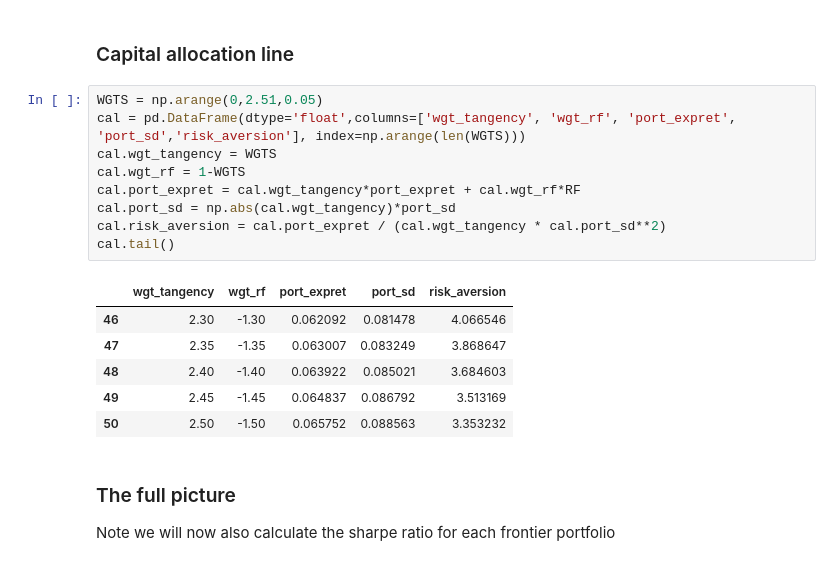
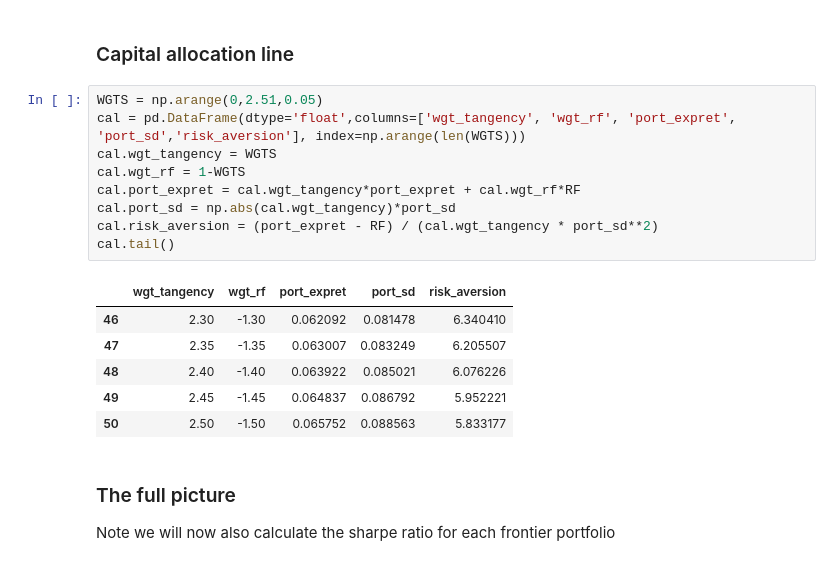
Before and after one commit to kpcrotty/busi448, a Jupyter notebook: class_notebooks/13a_portfolios_theory.ipynb, the cells around one changed output. Cells and saved outputs as stored; diff of their text form.

```diff
--- a/class_notebooks/13a_portfolios_theory.ipynb
+++ b/class_notebooks/13a_portfolios_theory.ipynb
@@ -104,19 +104,19 @@ For risk aversion of  10.0, Portfolio Standard Deviation:         0.0517
 # %%
 WGTS = np.arange(0,2.51,0.05)
 cal = pd.DataFrame(dtype='float',columns=['wgt_tangency', 'wgt_rf', 'port_expret', 'port_sd','risk_aversion'], index=np.arange(len(WGTS)))
 cal.wgt_tangency = WGTS
 cal.wgt_rf = 1-WGTS
 cal.port_expret = cal.wgt_tangency*port_expret + cal.wgt_rf*RF
 cal.port_sd = np.abs(cal.wgt_tangency)*port_sd
-cal.risk_aversion = cal.port_expret / (cal.wgt_tangency * cal.port_sd**2)
+cal.risk_aversion = (port_expret - RF) / (cal.wgt_tangency * port_sd**2)
 cal.tail()
 # %% [output]
 |  | wgt_tangency | wgt_rf | port_expret | port_sd | risk_aversion |
-| 46 | 2.30 | -1.30 | 0.062092 | 0.081478 | 4.066546 |
-| 47 | 2.35 | -1.35 | 0.063007 | 0.083249 | 3.868647 |
-| 48 | 2.40 | -1.40 | 0.063922 | 0.085021 | 3.684603 |
-| 49 | 2.45 | -1.45 | 0.064837 | 0.086792 | 3.513169 |
-| 50 | 2.50 | -1.50 | 0.065752 | 0.088563 | 3.353232 |
+| 46 | 2.30 | -1.30 | 0.062092 | 0.081478 | 6.340410 |
+| 47 | 2.35 | -1.35 | 0.063007 | 0.083249 | 6.205507 |
+| 48 | 2.40 | -1.40 | 0.063922 | 0.085021 | 6.076226 |
+| 49 | 2.45 | -1.45 | 0.064837 | 0.086792 | 5.952221 |
+| 50 | 2.50 | -1.50 | 0.065752 | 0.088563 | 5.833177 |
 # %% [markdown]
 ### The full picture
 Note we will now also calculate the sharpe ratio for each frontier portfolio
```
